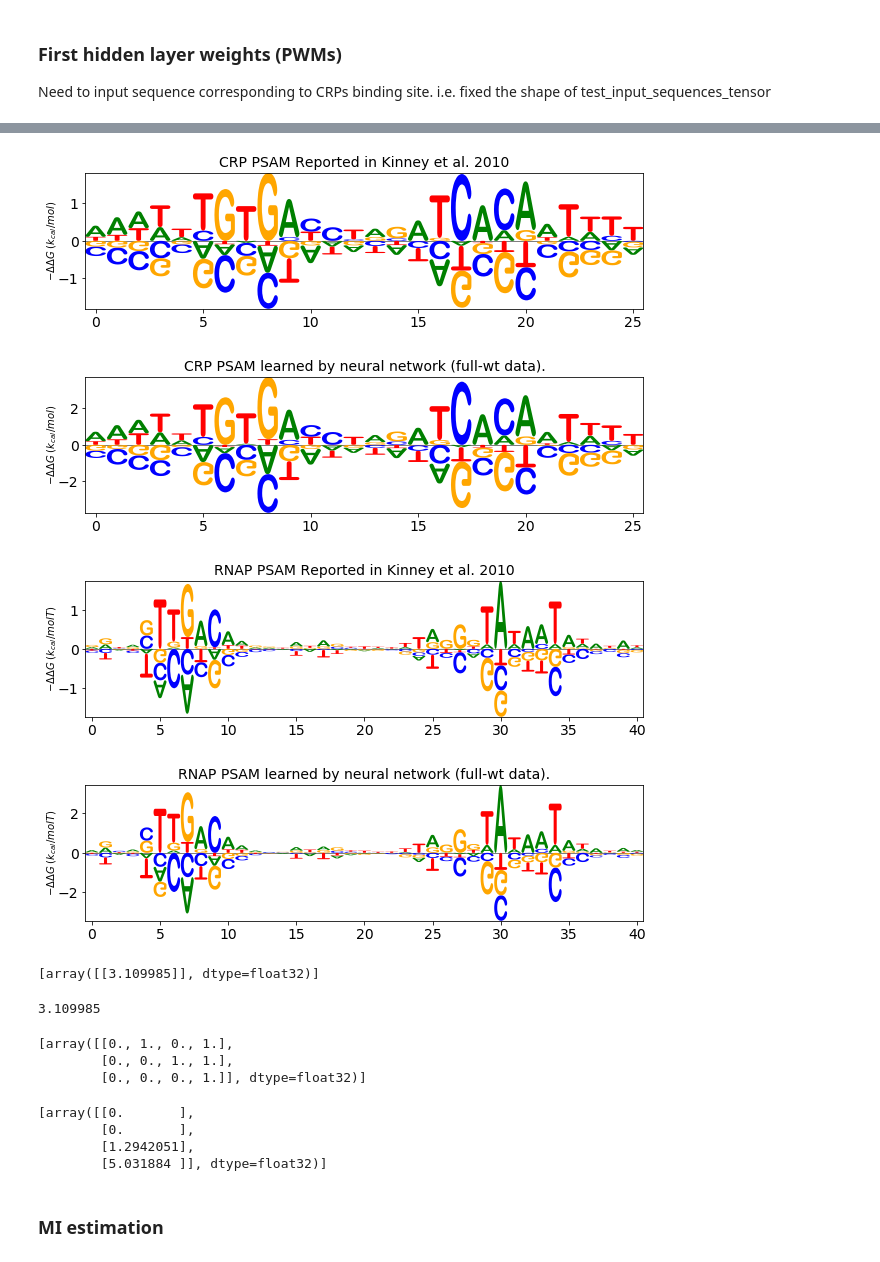
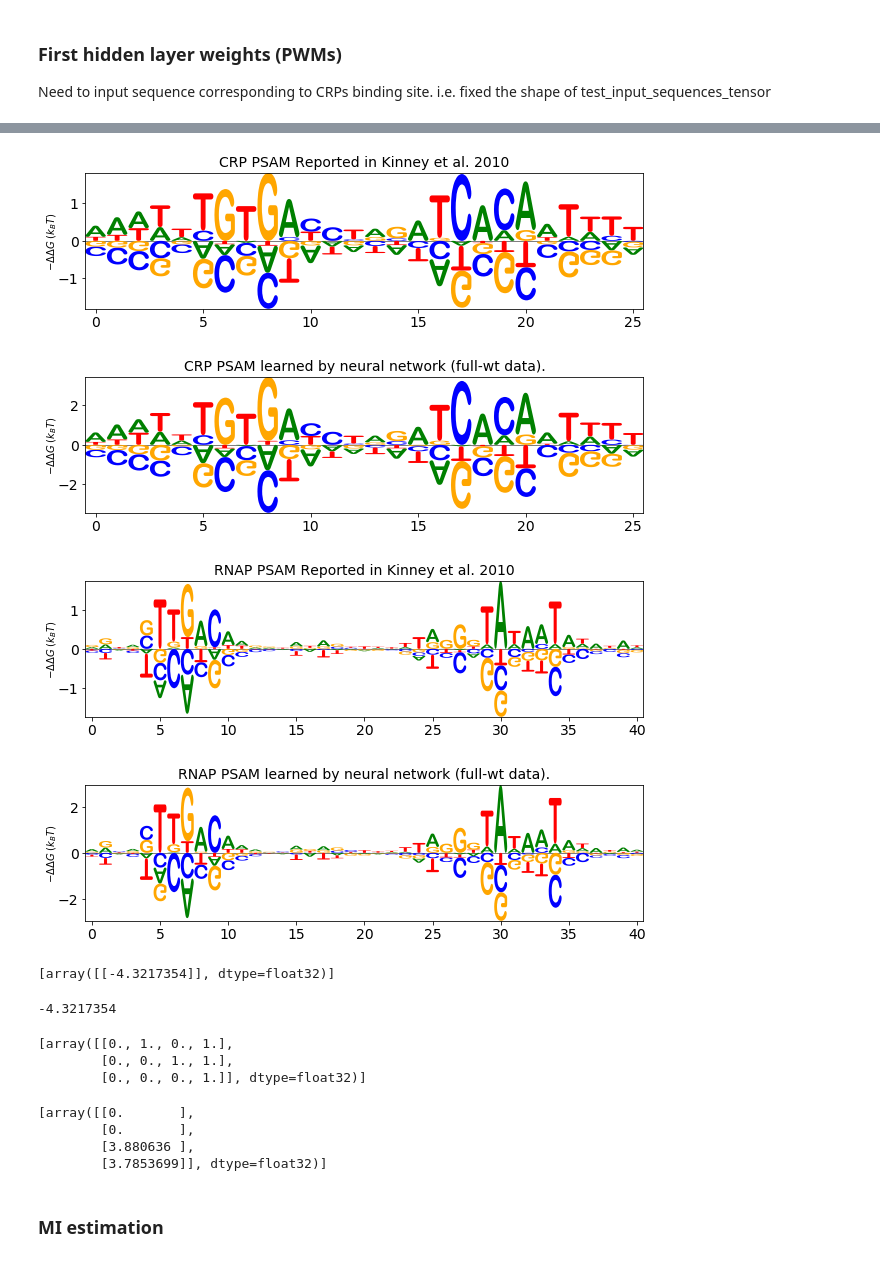
Before and after one commit to atareen/Interpretable_Neural_Nets, a Jupyter notebook: full_wt_sort_seq_MI_good_notebook_trainable_ei.ipynb, the cells around one changed output, grey strips where cells are left out. Drawn from its saved outputs; the diff is of its cells as text; code cells hidden in the pictures.

Commit message:
Final model with tau_maxes equal, and e_i = 4.3

```diff
--- a/full_wt_sort_seq_MI_good_notebook_trainable_ei.ipynb
+++ b/full_wt_sort_seq_MI_good_notebook_trainable_ei.ipynb
@@ -578,11 +582,11 @@ def poisson_loss(y_true, y_pred):
     return K.mean(y_pred - y_true * math_ops.log(y_pred + K.epsilon()), axis=-1)
 # %%
 #model.compile(loss=log_poisson_loss,optimizer=Adam(lr=0.00001), metrics=['categorical_accuracy'])
-model.compile(loss=log_poisson_loss,optimizer=Adam(lr=0.0005), metrics=['categorical_accuracy'])
+model.compile(loss=log_poisson_loss,optimizer=Adam(lr=0.0001), metrics=['categorical_accuracy'])
 # %%
 # history = model.fit([input_sequences_tensor,gamma_input_list], labels,
 #                     validation_split=0.1, epochs=100,verbose=1,callbacks=[esCallBack,tbCallBack])
 
-history = model.fit(input_sequences_tensor2, labels, validation_split=0.2, epochs=500,verbose=1)
+history = model.fit(input_sequences_tensor2, labels, validation_split=0.2, epochs=1500,verbose=1)
 # %% [output]
 Train on 32331 samples, validate on 8083 samples
@@ -680,43 +684,43 @@ crp_df.columns = ['A','C','G','T']
 logomaker.Logo(-crp_df,center_values=True, font_name='Arial Rounded MT Bold')
 plt.tick_params(labelsize=14)
 plt.title('CRP PSAM Reported in Kinney et al. 2010',fontsize=14)
-plt.ylabel("$-\Delta \Delta G$ ($k_{cal}/mol$)", labelpad=-1)
+plt.ylabel("$-\Delta \Delta G$ ($k_{B}T$)", labelpad=-1)
 logomaker.Logo(-crp_logo_df,center_values=True, font_name='Arial Rounded MT Bold')
 plt.title('CRP PSAM learned by neural network (full-wt data).',fontsize=14)
 plt.tick_params(labelsize=14)
-plt.ylabel("$-\Delta \Delta G$ ($k_{cal}/mol$)", labelpad=-1)
+plt.ylabel("$-\Delta \Delta G$ ($k_{B}T$)", labelpad=-1)
 
 plt.show()
 #logomaker.Logo(rnap_logo_df,center_values=True, font_name='Arial Rounded MT Bold')
 # %% [output]
-[figure, old version]
+[figure, new version]
-[figure, old version]
+[figure, new version]
 # %%
 rnap_logo_df = pd.DataFrame(rnap_weights,columns=['A','C','G','T'])
 rnap_df.columns = ['A','C','G','T']
 logomaker.Logo(-rnap_df,center_values=True, font_name='Arial Rounded MT Bold')
 plt.tick_params(labelsize=14)
 plt.title('RNAP PSAM Reported in Kinney et al. 2010',fontsize=14)
-plt.ylabel("$-\Delta \Delta G$ ($k_{cal}/mol T$)", labelpad=-1)
-logomaker.Logo(-rnap_logo_df,center_values=True, font_name='Arial Rounded MT Bold')
+plt.ylabel("$-\Delta \Delta G$ ($k_{B}T$)", labelpad=-1)
+logomaker.Logo(rnap_logo_df,center_values=True, font_name='Arial Rounded MT Bold')
 plt.tick_params(labelsize=14)
 plt.title('RNAP PSAM learned by neural network (full-wt data).',fontsize=14)
-plt.ylabel("$-\Delta \Delta G$ ($k_{cal}/mol T$)", labelpad=-1)
+plt.ylabel("$-\Delta \Delta G$ ($k_{B}T$)", labelpad=-1)
 plt.tick_params(labelsize=14)
 # %% [output]
-[figure, old version]
+[figure, new version]
-[figure, old version]
+[figure, new version]
 # %%
 model.layers[6].get_weights()
 # %% [output]
-[array([[3.109985]], dtype=float32)]
+[array([[-4.3217354]], dtype=float32)]
 # %%
 e_i_model = Model(inputs=model.input,outputs=model.layers[6].output)
 e_i_node_output = e_i_model.predict([test_input_sequences_tensor2])
 # %%
 np.mean(e_i_node_output)
 # %% [output]
-3.109985
+-4.3217354
 # %%
 model.layers[8].get_weights()
 # %% [output]
@@ -728,8 +732,8 @@ model.layers[9].get_weights()
 # %% [output]
 [array([[0.       ],
         [0.       ],
-        [1.2942051],
-        [5.031884 ]], dtype=float32)]
+        [3.880636 ],
+        [3.7853699]], dtype=float32)]
 # %% [markdown]
 ### MI estimation
 # %%
```
Also changed, not shown: parts of 18 cells of this notebook.
